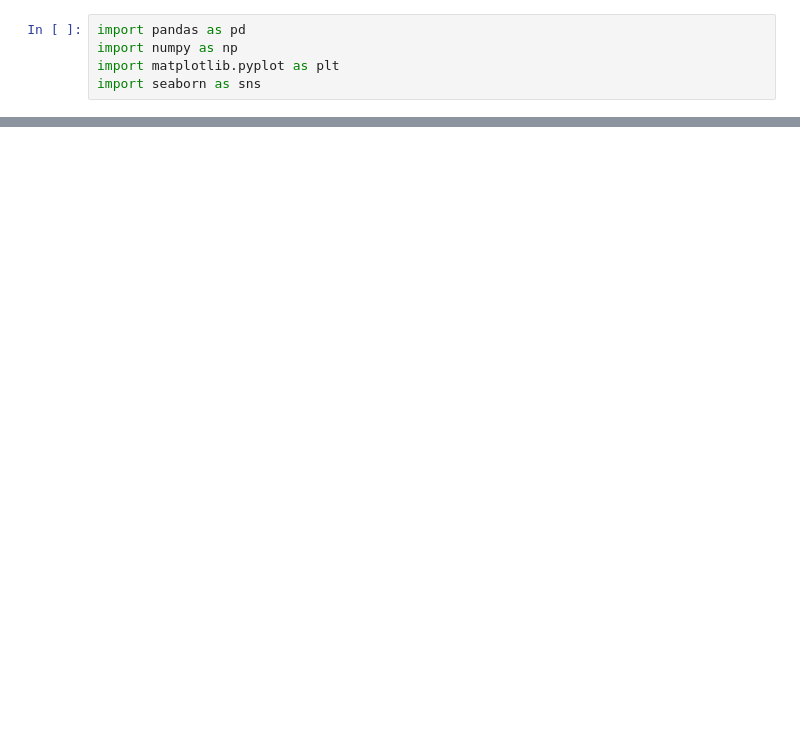
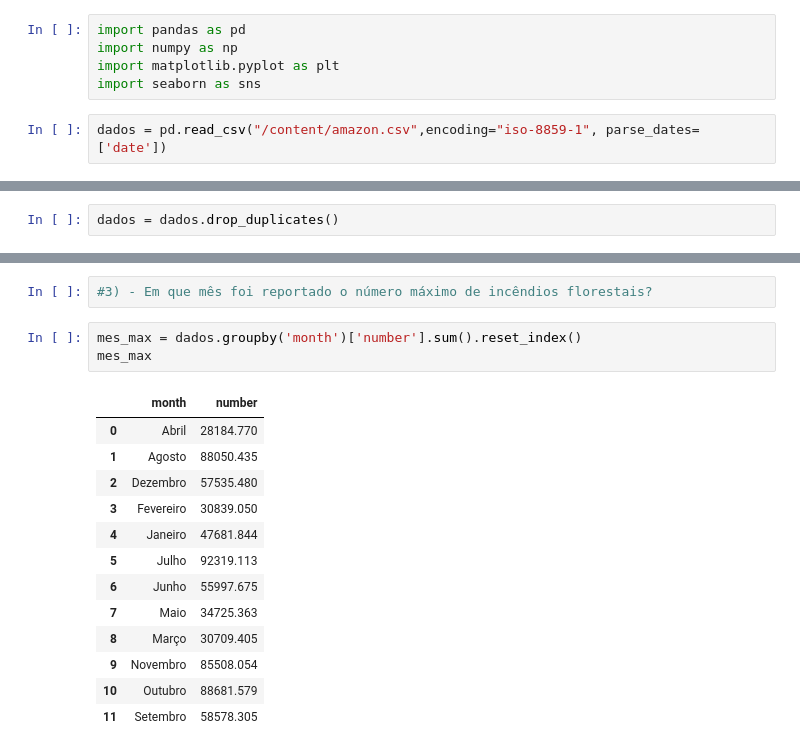
Before and after one commit to Gcango/Analise-dos-Incendios-Florestais-no-Brasil, a Jupyter notebook: Analise_dos_Inc_Florestais.ipynb, the cells around one changed output, grey strips where cells are left out. Drawn from its saved outputs; the diff is of its cells as text; blank space fills up the shorter version.

```diff
--- a/Analise_dos_Inc_Florestais.ipynb
+++ b/Analise_dos_Inc_Florestais.ipynb
@@ -5,3 +18,5 @@ import pandas as pd
 import numpy as np
 import matplotlib.pyplot as plt
 import seaborn as sns
+# %%
+dados = pd.read_csv("/content/amazon.csv",encoding="iso-8859-1", parse_dates=['date'])
@@ -7,0 +62,2 @@ import seaborn as sns
+# %%
+dados = dados.drop_duplicates()
@@ -7,0 +150,19 @@ import seaborn as sns
+# %%
+#3) - Em que mês foi reportado o número máximo de incêndios florestais?
+# %%
+mes_max = dados.groupby('month')['number'].sum().reset_index()
+mes_max
+# %% [output]
+|  | month | number |
+| 0 | Abril | 28184.770 |
+| 1 | Agosto | 88050.435 |
+| 2 | Dezembro | 57535.480 |
+| 3 | Fevereiro | 30839.050 |
+| 4 | Janeiro | 47681.844 |
+| 5 | Julho | 92319.113 |
+| 6 | Junho | 55997.675 |
+| 7 | Maio | 34725.363 |
+| 8 | Março | 30709.405 |
+| 9 | Novembro | 85508.054 |
+| 10 | Outubro | 88681.579 |
+| 11 | Setembro | 58578.305 |
```
Also changed, not shown: parts of 18 cells of this notebook.
